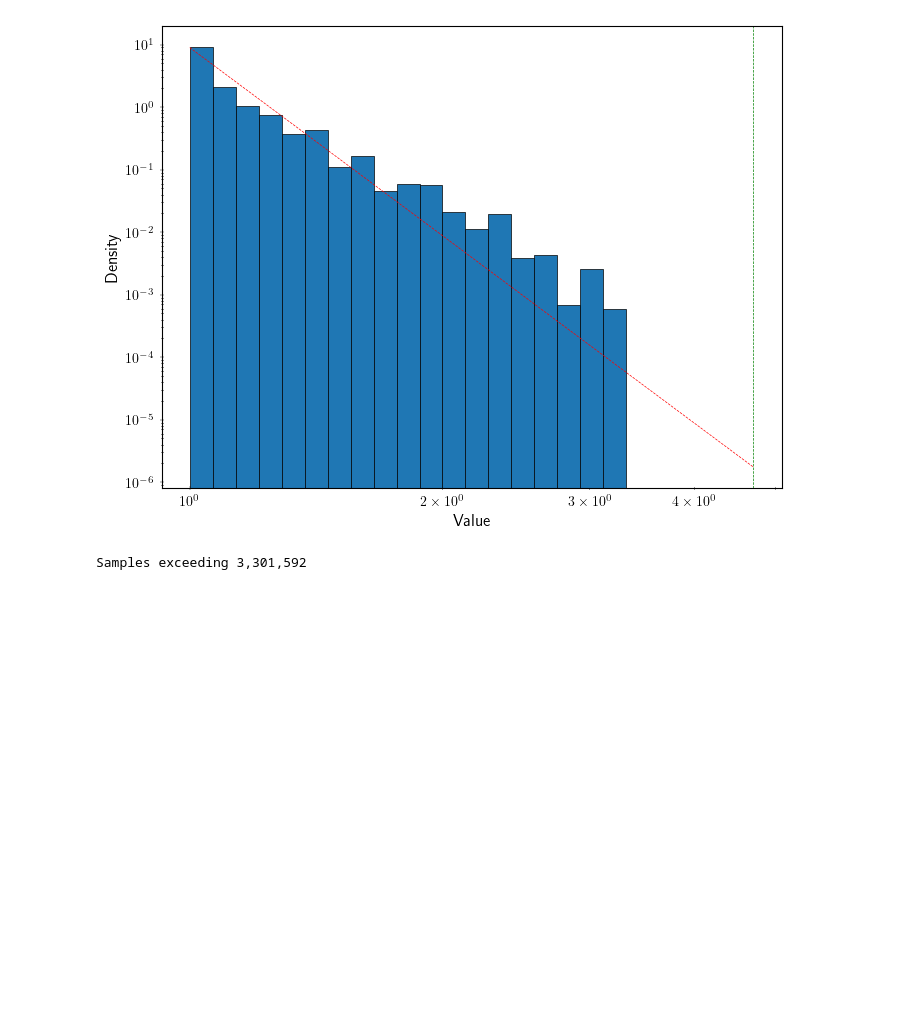
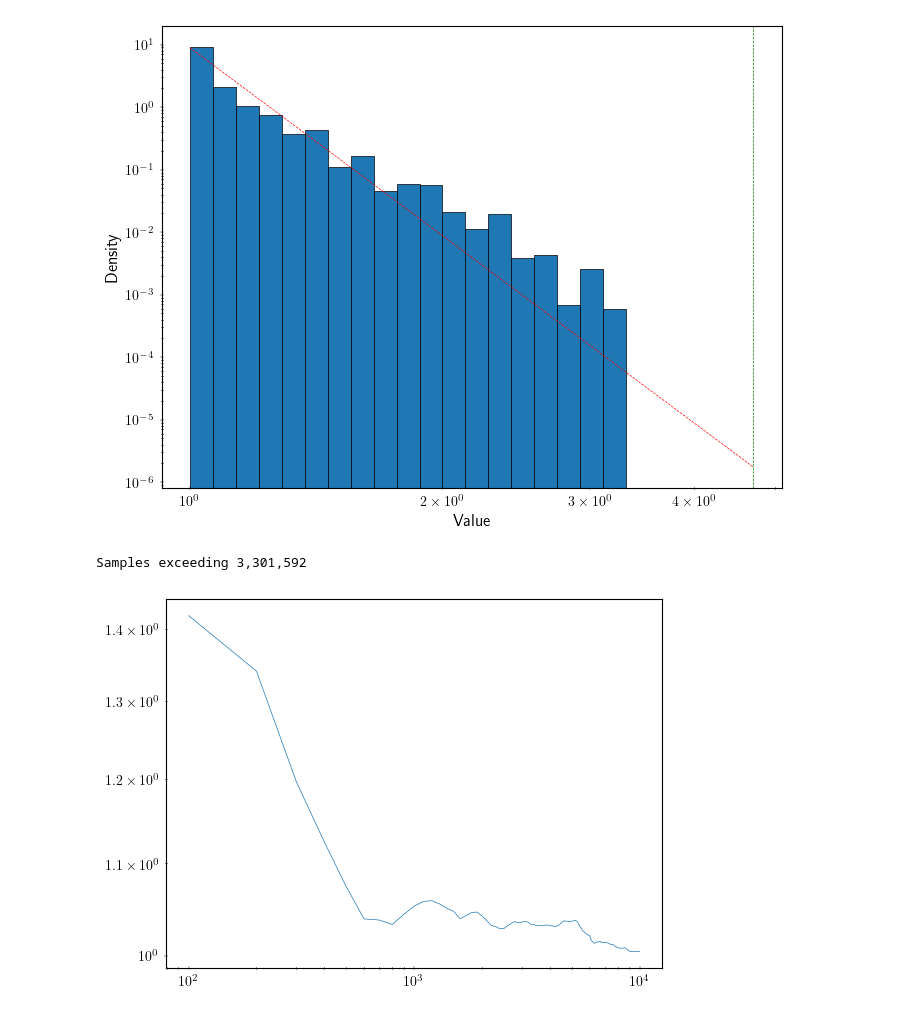
Before and after one commit to dbruwel/pachner-graph-triangulations, a Jupyter notebook: experiments/notebooks/02_analyse_mcmc_sim.ipynb, the cells around one changed output. Saved outputs shown, nothing was run; the diff lists cells and outputs as text; code cells hidden in the pictures; blank space fills up the shorter version.

```diff
--- a/experiments/notebooks/02_analyse_mcmc_sim.ipynb
+++ b/experiments/notebooks/02_analyse_mcmc_sim.ipynb
@@ -124,3 +141,19 @@ print(f"Samples exceeding {get_samps_exceed(alpha, x_min, reached_score):,.0f}")
 # %% [output]
 [figure]
 Samples exceeding 3,301,592
+# %%
+df = pd.read_csv(mcmc_result_path / f"agg_score_alex_det_chains.csv", index_col=0)
+
+rhats = []
+sizes = []
+
+for i in range(100, len(df), 100):
+    rhat, ess = compute_rhat(df.iloc[:i])
+    rhats.append(rhat)
+    sizes.append(i)
+# %%
+plt.plot(sizes, rhats)
+plt.yscale("log")
+plt.xscale("log")
+# %% [output]
+[figure, added]
```
Also changed, not shown: parts of 2 cells of this notebook, 5 other files.
